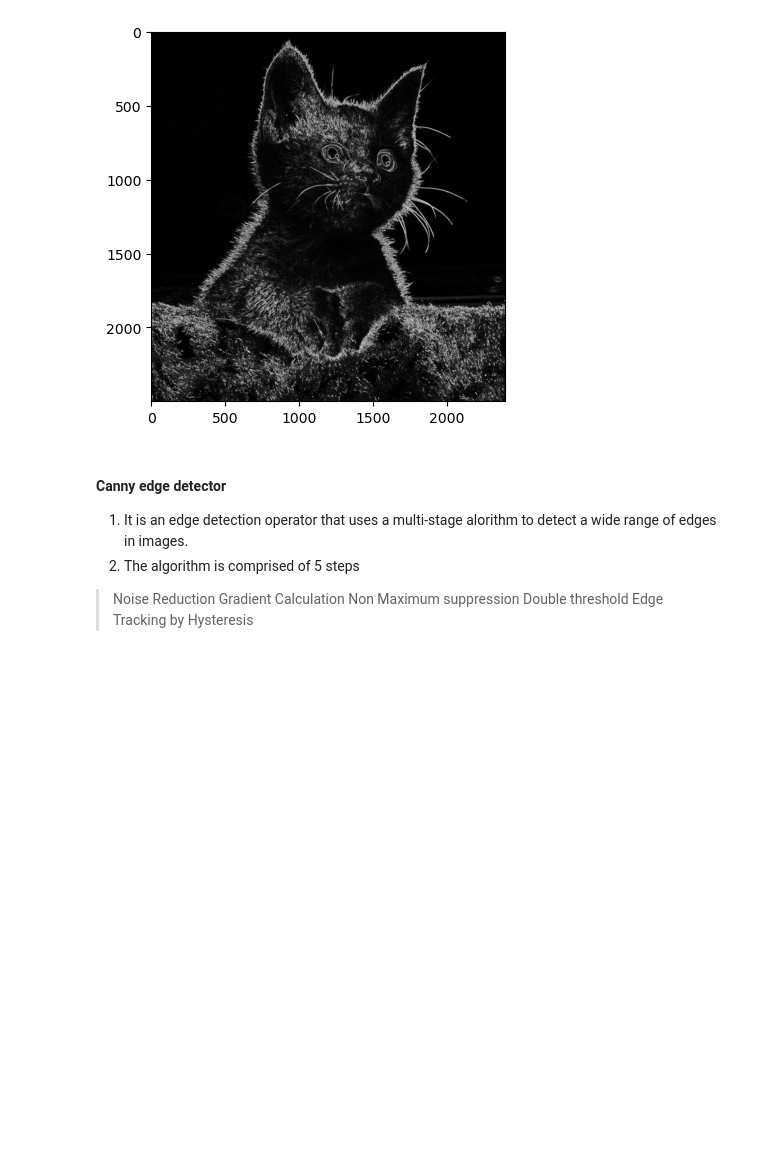
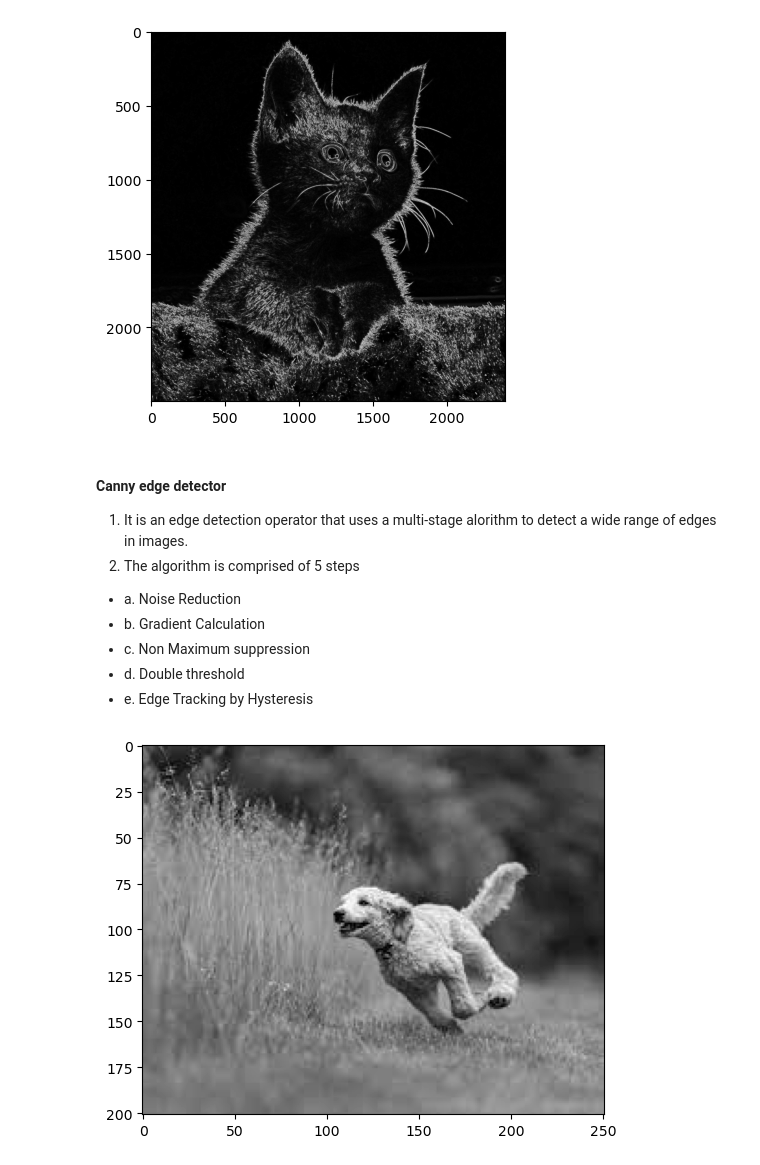
Before and after one commit to Suraj520/cv-nlp-basics-to-advanced, a Jupyter notebook: 02_CV/13-image-gradients-edge-detection/notebook.ipynb, the cells around one changed output. Cells and saved outputs as stored; diff of their text form; code cells hidden in the pictures; blank space fills up the shorter version.

Commit message:
Image gradients and edge detection using OpenCV

```diff
--- a/02_CV/13-image-gradients-edge-detection/notebook.ipynb
+++ b/02_CV/13-image-gradients-edge-detection/notebook.ipynb
@@ -66,8 +66,14 @@ plt.show()
 #### Canny edge detector
 1. It is an edge detection operator that uses a multi-stage alorithm to detect a wide range of edges in images.
 2. The algorithm is comprised of 5 steps
-> Noise Reduction
-> Gradient Calculation
-> Non Maximum suppression
-> Double threshold
-> Edge Tracking by Hysteresis
+* a. Noise Reduction
+* b. Gradient Calculation
+* c. Non Maximum suppression
+* d. Double threshold
+* e. Edge Tracking by Hysteresis
+# %%
+img = cv2.imread('dog.jpeg',0)
+plt.imshow(img,cmap='gray')
+plt.show()
+# %% [output]
+[figure, added]
```
Also changed, not shown: parts of 1 cell of this notebook.
